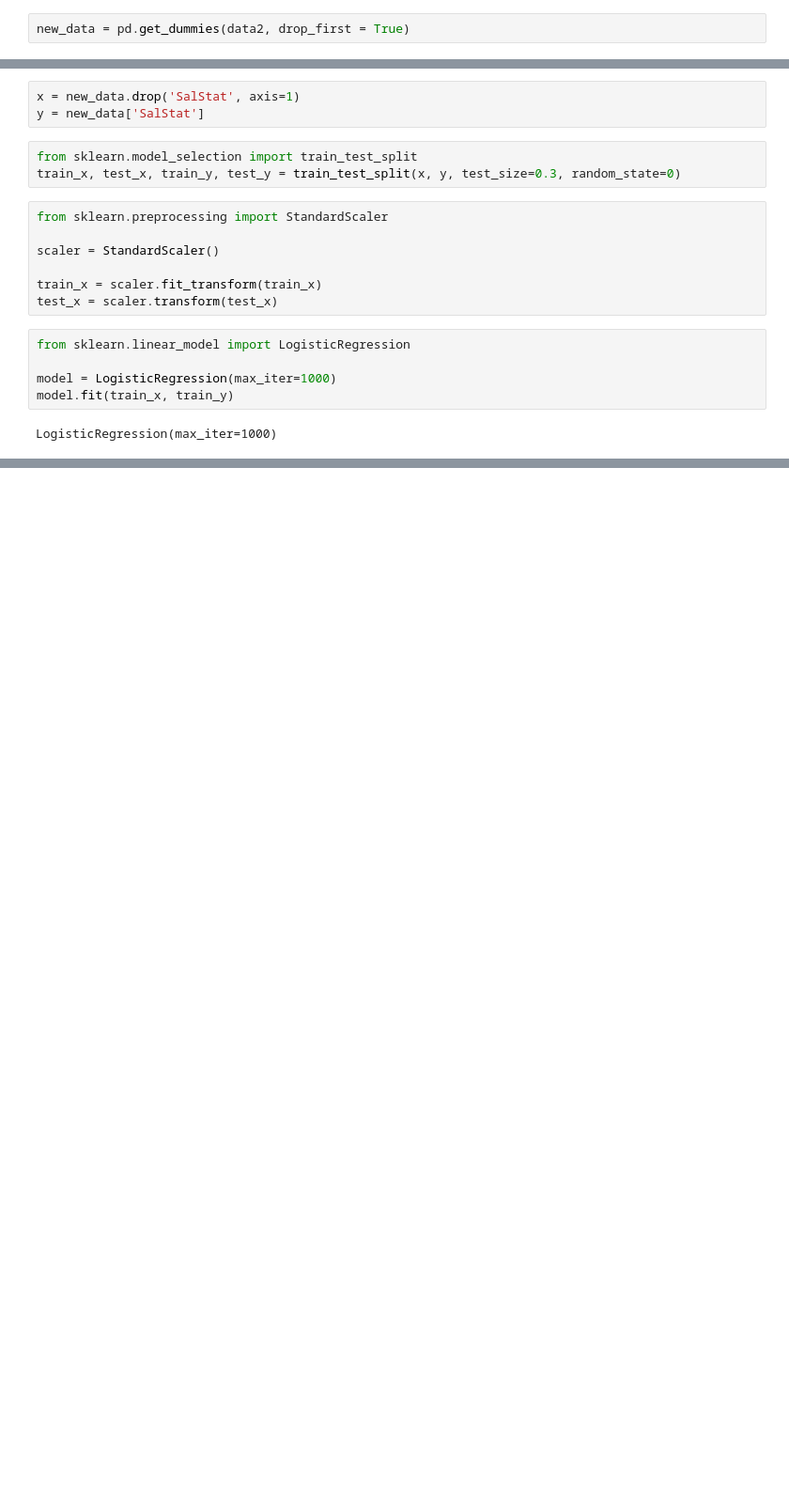
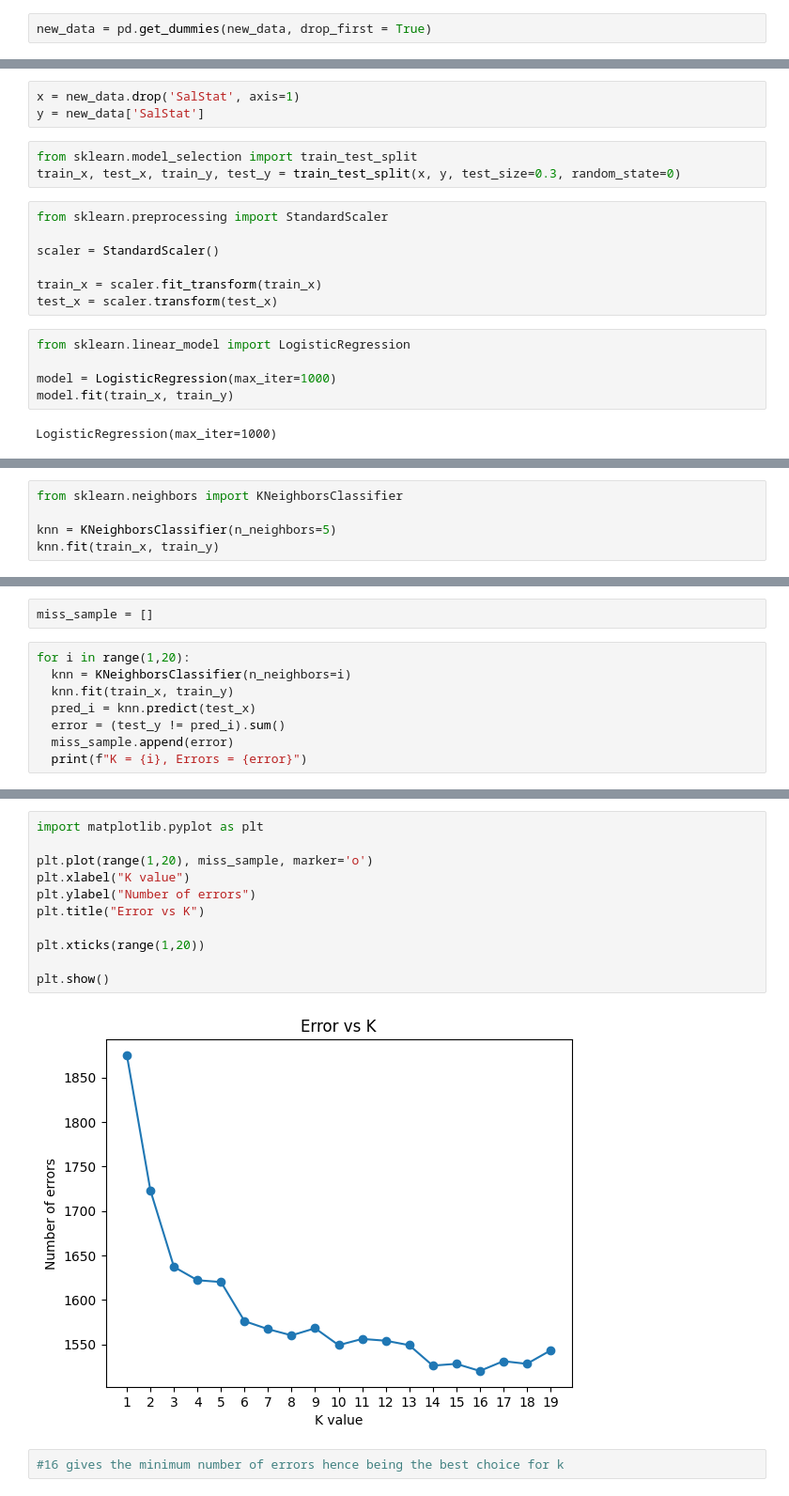
Before and after one commit to Anamika-18/Project_Subsidy, a Jupyter notebook: Project_subsidy.ipynb, the cells around one changed output, grey strips where cells are left out. Shown at 94% size. Drawn from its saved outputs; the diff is of its cells as text; blank space fills up the shorter version.

```diff
--- a/Project_subsidy.ipynb
+++ b/Project_subsidy.ipynb
@@ -351,4 +363,4 @@ array([0, 1])
 cols = [ 'gender' , 'nativecountry' , 'JobType' , 'race']
 new_data = data2.drop(cols , axis=1)
 # %%
-new_data = pd.get_dummies(data2, drop_first = True)
+new_data = pd.get_dummies(new_data, drop_first = True)
@@ -374,0 +446,5 @@ LogisticRegression(max_iter=1000)
+# %%
+from sklearn.neighbors import KNeighborsClassifier
+
+knn = KNeighborsClassifier(n_neighbors=5)
+knn.fit(train_x, train_y)
@@ -374,0 +477,10 @@ LogisticRegression(max_iter=1000)
+# %%
+miss_sample = []
+# %%
+for i in range(1,20):
+  knn = KNeighborsClassifier(n_neighbors=i)
+  knn.fit(train_x, train_y)
+  pred_i = knn.predict(test_x)
+  error = (test_y != pred_i).sum()
+  miss_sample.append(error)
+  print(f"K = {i}, Errors = {error}")
@@ -374,0 +507,15 @@ LogisticRegression(max_iter=1000)
+# %%
+import matplotlib.pyplot as plt
+
+plt.plot(range(1,20), miss_sample, marker='o')
+plt.xlabel("K value")
+plt.ylabel("Number of errors")
+plt.title("Error vs K")
+
+plt.xticks(range(1,20))
+
+plt.show()
+# %% [output]
+[figure, added]
+# %%
+#16 gives the minimum number of errors hence being the best choice for k
```
Also changed, not shown: parts of 24 cells of this notebook.
